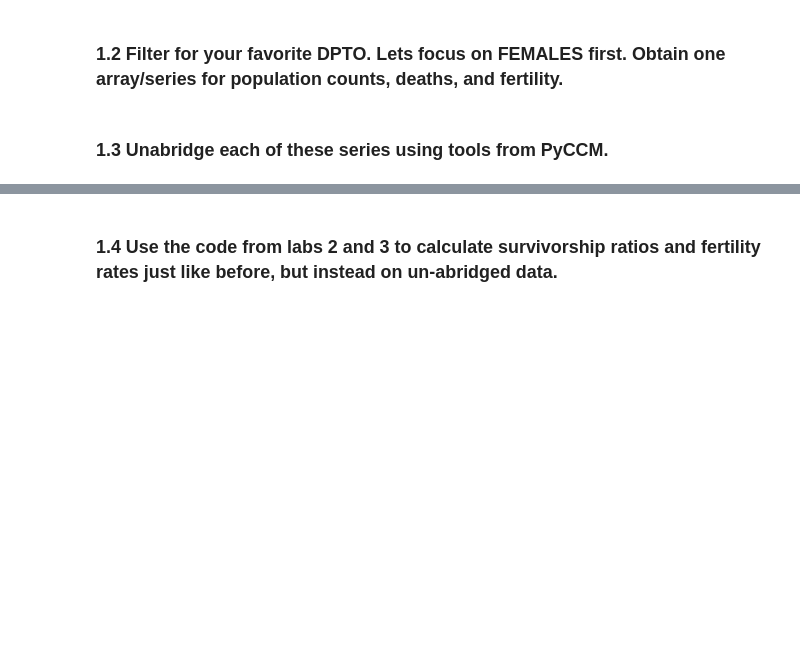
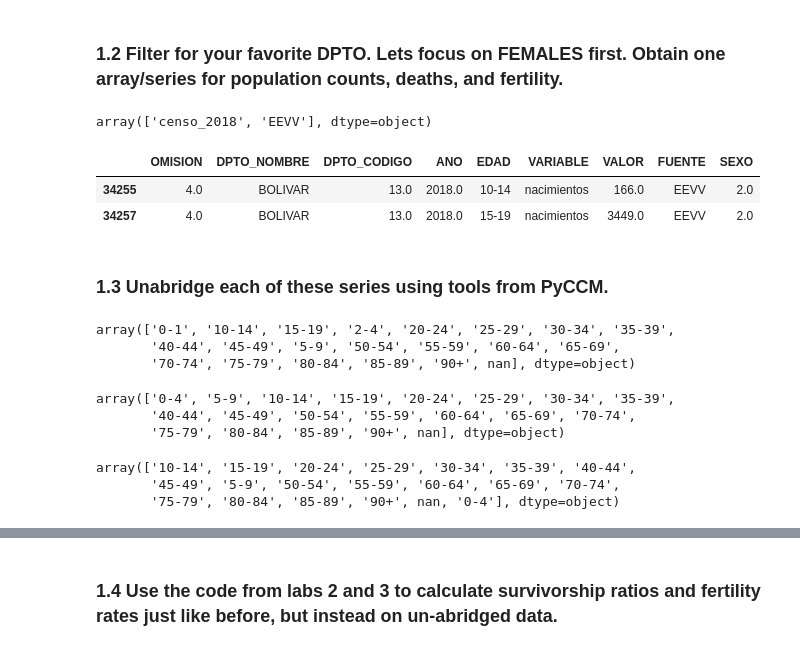
Before and after one commit to crahal/PyCCM, a Jupyter notebook: course/labs/questions/Computer_Lab_4.ipynb, the cells around one changed output, grey strips where cells are left out. Drawn from its saved outputs; the diff is of its cells as text; code cells hidden in the pictures; blank space fills up the shorter version.

```diff
--- a/course/labs/questions/Computer_Lab_4.ipynb
+++ b/course/labs/questions/Computer_Lab_4.ipynb
@@ -34,11 +36,45 @@ from helpers import _collapse_defunciones_01_24_to_04, _tfr_from_asfr_df, _smoot
 # %% [markdown]
 ### 1.1 Load in the conteos.rds file, using the data_loaders module or otherwise.
 # %%
-# <Your answer goes here>
+df = load_all_data(data_path)['conteos']
+df = pd.DataFrame(df)
 # %% [markdown]
 ### 1.2 Filter for your favorite DPTO. Lets focus on FEMALES first. Obtain one array/series for population counts, deaths, and fertility.
 # %%
-# <Your answer goes here>
+dpto = "BOLIVAR"
+year = 2018
+
+df_dpto = df[(df["ANO"]==year)& (df['DPTO_NOMBRE']==dpto)].copy()
+# %%
+df_female = df_dpto[df_dpto['SEXO']==2].copy()
+# %%
+df_female['FUENTE'].unique()
+# %% [output]
+array(['censo_2018', 'EEVV'], dtype=object)
+# %%
+df_pop_f = df_female[(df_female['FUENTE']=="censo_2018") & (df_female['VARIABLE']=='poblacion_total')].copy() # data source "FUENTE" is censo_{year} ; VARIABLE is poblacion_total
+
+df_deaths_f  =  df_female[(df_female['FUENTE']=="censo_2018") & (df_female['VARIABLE']=='defunciones')].copy() # data source "FUENTE" is censo_{year}; VARIABLE is defunciones
+
+df_births_f = df_female[(df_female['FUENTE']=="EEVV") & (df_female['VARIABLE']=='nacimientos')].copy() # data source "FUENTE" is EEVV; VARIABLE is nacimientos
+# %%
+df_births_f.head(2)
+# %% [output]
+|  | OMISION | DPTO_NOMBRE | DPTO_CODIGO | ANO | EDAD | VARIABLE | VALOR | FUENTE | SEXO |
+| 34255 | 4.0 | BOLIVAR | 13.0 | 2018.0 | 10-14 | nacimientos | 166.0 | EEVV | 2.0 |
+| 34257 | 4.0 | BOLIVAR | 13.0 | 2018.0 | 15-19 | nacimientos | 3449.0 | EEVV | 2.0 |
 # %% [markdown]
 ### 1.3 Unabridge each of these series using tools from PyCCM.
+# %%
+df_deaths_f['EDAD'].unique()
+# %% [output]
+array(['0-1', '10-14', '15-19', '2-4', '20-24', '25-29', '30-34', '35-39',
+       '40-44', '45-49', '5-9', '50-54', '55-59', '60-64', '65-69',
+       '70-74', '75-79', '80-84', '85-89', '90+', nan], dtype=object)
+# %%
+df_pop_f['EDAD'].unique()
+# %% [output]
+array(['0-4', '5-9', '10-14', '15-19', '20-24', '25-29', '30-34', '35-39',
+       '40-44', '45-49', '50-54', '55-59', '60-64', '65-69', '70-74',
+       '75-79', '80-84', '85-89', '90+', nan], dtype=object)
 # %%
@@ -45,0 +82,6 @@ from helpers import _collapse_defunciones_01_24_to_04, _tfr_from_asfr_df, _smoot
+# %%
+df_deaths_f_fixed['EDAD'].unique()
+# %% [output]
+array(['10-14', '15-19', '20-24', '25-29', '30-34', '35-39', '40-44',
+       '45-49', '5-9', '50-54', '55-59', '60-64', '65-69', '70-74',
+       '75-79', '80-84', '85-89', '90+', nan, '0-4'], dtype=object)
```
Also changed, not shown: parts of 38 cells of this notebook, 12 other files.
